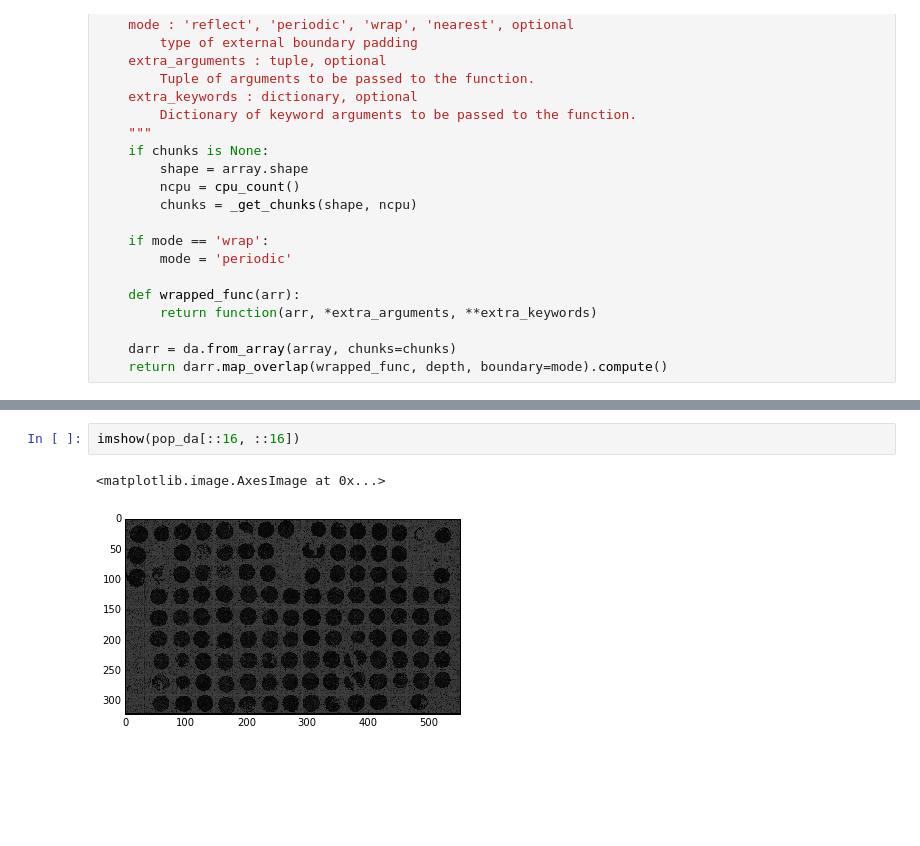
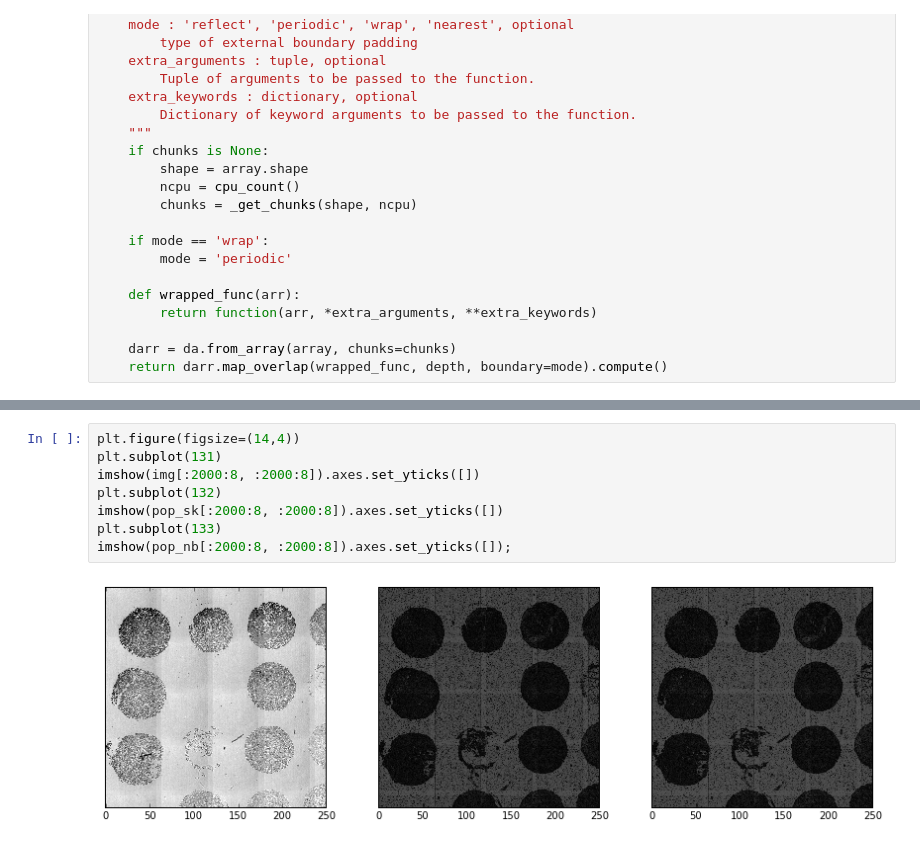
Before and after one commit to arve0/master, a Jupyter notebook: numba pop_bilateral.ipynb, the cells around one changed output, grey strips where cells are left out. Saved outputs shown, nothing was run; the diff lists cells and outputs as text; blank space fills up the shorter version.

Commit message:
add mean, add headers, nicer images

```diff
--- a/numba pop_bilateral.ipynb
+++ b/numba pop_bilateral.ipynb
@@ -206,5 +181,10 @@ Wall time: 7.02 s
-# %%
-imshow(pop_da[::16, ::16])
-# %% [output]
-<matplotlib.image.AxesImage at 0x...>
-[figure, removed]
+# %%
+plt.figure(figsize=(14,4))
+plt.subplot(131)
+imshow(img[:2000:8, :2000:8]).axes.set_yticks([])
+plt.subplot(132)
+imshow(pop_sk[:2000:8, :2000:8]).axes.set_yticks([])
+plt.subplot(133)
+imshow(pop_nb[:2000:8, :2000:8]).axes.set_yticks([]);
+# %% [output]
+[figure, added]
```
Also changed, not shown: parts of 23 cells of this notebook.
